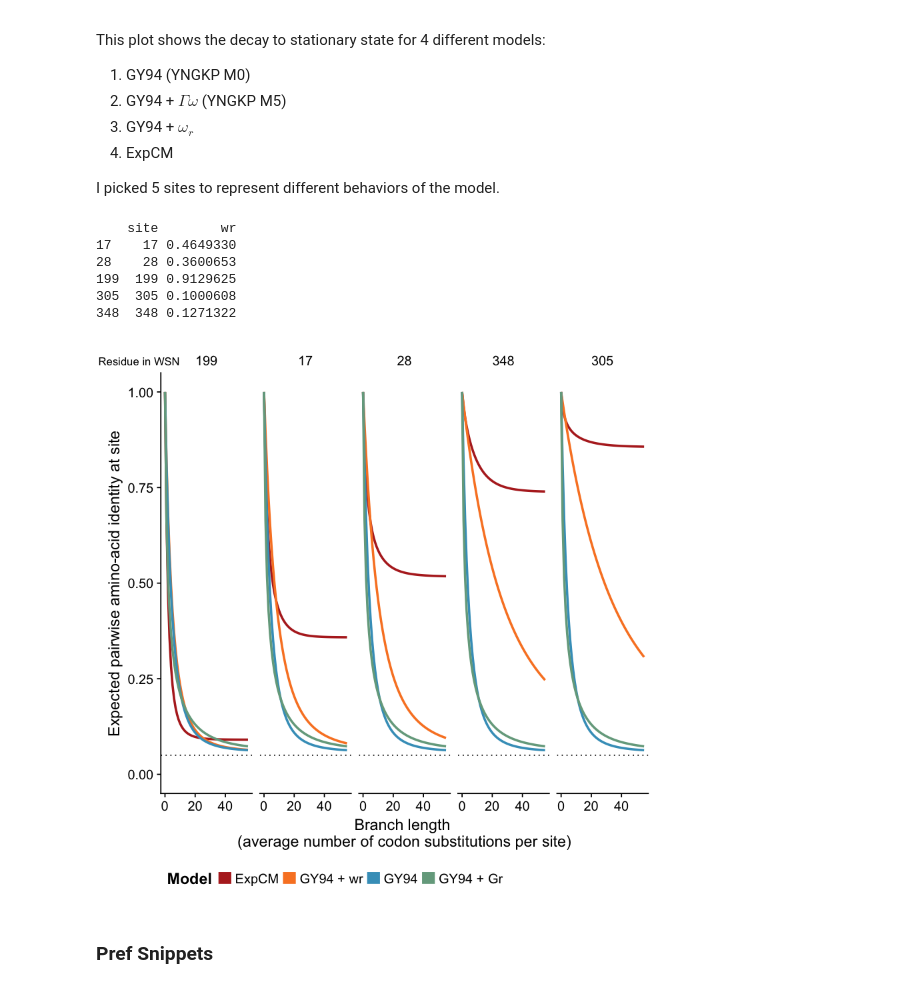
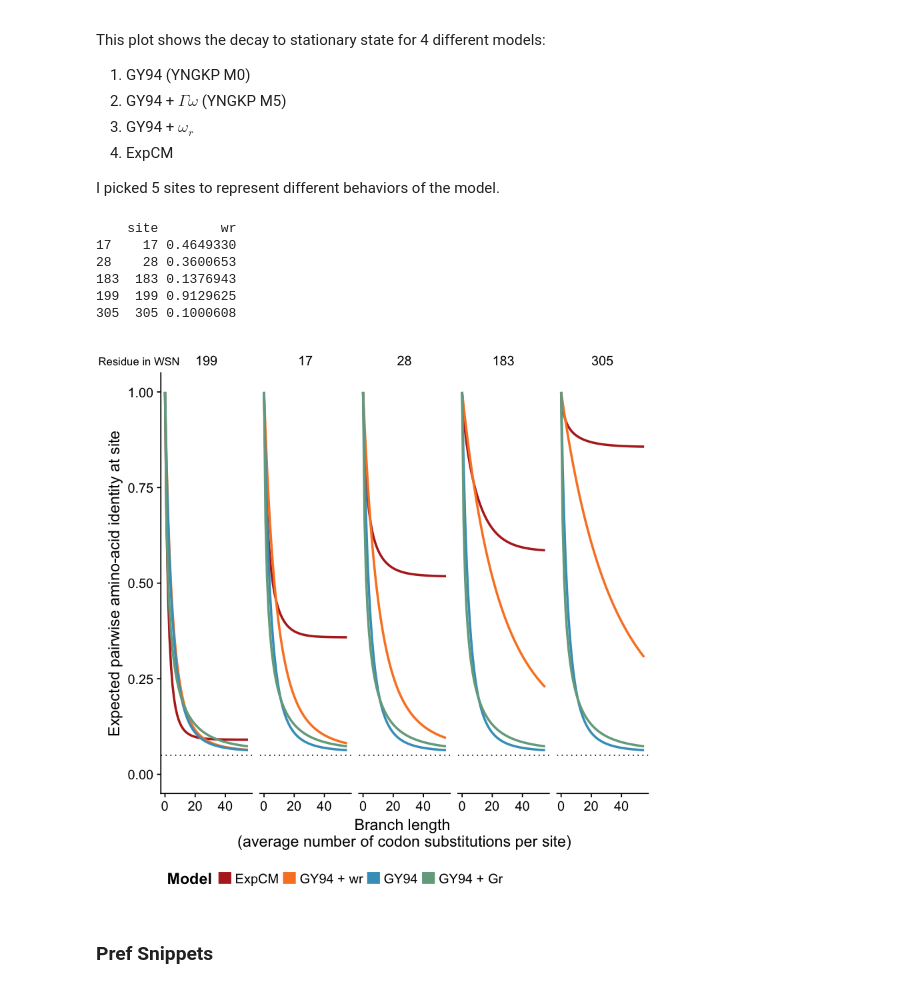
Before and after one commit to jbloomlab/divergence_timing_manuscript, a Jupyter notebook: manuscript/figures/figures.ipynb, the cells around one changed output. Drawn from its saved outputs; the diff is of its cells as text; code cells hidden in the pictures.

Commit message:
changed site choice for decay figure

```diff
--- a/manuscript/figures/figures.ipynb
+++ b/manuscript/figures/figures.ipynb
@@ -192,38 +192,38 @@ This plot shows the decay to stationary state for 4 different models:
 I picked 5 sites to represent different behaviors of the model.
 # %%
 df = read.csv("../../analysis/decay_to_stationary/outputs/expected_identity_given_time_t.csv")
-targets = c(199,17,28,348,305) # sites to include in the plot
+targets = c(199,17,28,183,305) # sites to include in the plot
 time = 55 # width of the x-axis
 df = df[is.element(df$Site, targets),]
 
 myColors <- c(red, orange, blue, green)
 fillScale <- scale_fill_manual(name = "Model", values = myColors)
 colorScale <- scale_color_manual(name = "Model", values = myColors)
 
 df$Site_f = factor(df$Site, levels=targets)
 df$Model = factor(df$Model, levels = c("ExpCM", "GY94 + wr", "GY94", "GY94 + Gr"))
 
 df <- df[which(df[,3]<=time),]
 
 p <- ggplot(df, aes(Time,f,color=Model)) + geom_line(size=1.0) + ylim(0,1.0)
 p <- p + facet_grid(~Site_f) + geom_hline(yintercept = 0.05, color = black, linetype = "dotted")
 p <- p + theme(strip.background = element_blank(), legend.position = "bottom", legend.title= element_text(face="bold"), axis.text = element_text(size=12))
 p <- p + xlab("Branch length \n(average number of codon substitutions per site)") + ylab("Expected pairwise amino-acid identity at site")
 p <- p + colorScale + guides(colour = guide_legend(override.aes = list(size=5)))
 ggdraw(p) + draw_label("Residue in WSN", x = 0.15, y = 0.97, vjust = 1, hjust = 1, size = 10)
 ggsave("_raw_decay.png", width=9, height=5)
 
 wr = read.csv("../../analysis/decay_to_stationary/outputs/spielman_wr.csv")
 wr = wr[is.element(wr$site, targets),]
 print(wr)
 # %% [output]
     site        wr
 17    17 0.4649330
 28    28 0.3600653
+183  183 0.1376943
 199  199 0.9129625
 305  305 0.1000608
-348  348 0.1271322
-[figure, old version]
+[figure, new version]
 # %% [markdown]
 ### Pref Snippets
 # %%
```
Also changed, not shown: parts of 1 cell of this notebook, 7 other files.
